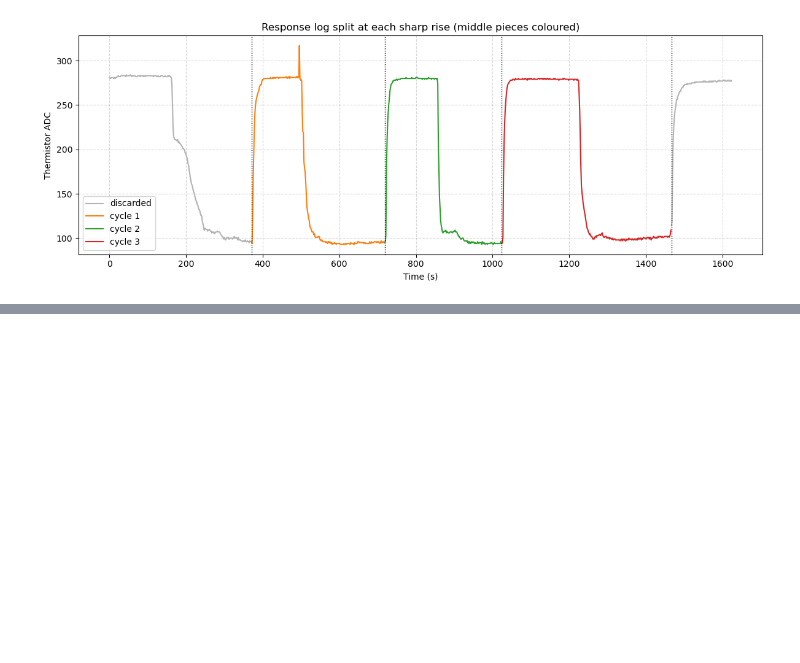
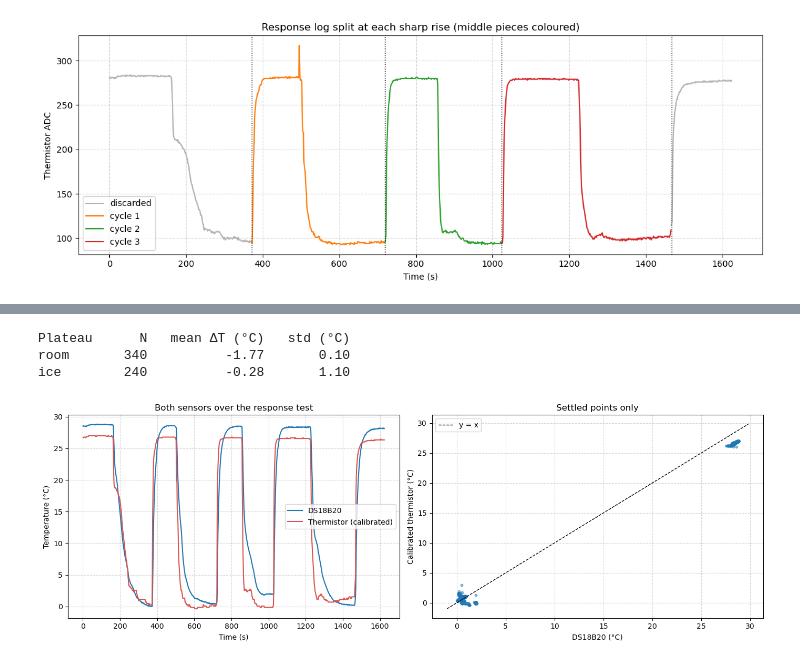
Before and after one commit to Kenura-R-Gunarathna/ph3039-lab-1, a Jupyter notebook: report/2nd_configuration_only/response.ipynb, the cells around one changed output, grey strips where cells are left out. Cells and saved outputs as stored; diff of their text form; code cells hidden in the pictures; blank space fills up the shorter version.

```diff
--- a/report/2nd_configuration_only/response.ipynb
+++ b/report/2nd_configuration_only/response.ipynb
@@ -240,0 +416,33 @@ plt.show()
+# %%
+d = raw_response_df.dropna(subset=['adc', 'temp_c']).copy()
+d['t_s'] = d['time_ms'] / 1000
+d['t_cal'] = adc_to_temp(d['adc'].rolling(5, center=True, min_periods=1).median())
+d['diff'] = d['t_cal'] - d['temp_c']
+
+# settled = ADC on a plateau AND the DS18B20 itself nearly flat (it lags, so check it separately)
+ds_rate = d['temp_c'].diff(10) / d['t_s'].diff(10)
+warm = (d['adc'] > 270) & (ds_rate.abs() < 0.03)
+cold = (d['adc'] < 110) & (ds_rate.abs() < 0.03)
+
+print(f"{'Plateau':8s}{'N':>6s}{'mean ΔT (°C)':>15s}{'std (°C)':>11s}")
+for name, m in [("room", warm), ("ice", cold)]:
+    print(f"{name:8s}{m.sum():>6d}{d.loc[m, 'diff'].mean():>15.2f}{d.loc[m, 'diff'].std():>11.2f}")
+
+fig, (ax1, ax2) = plt.subplots(1, 2, figsize=(14, 4.8))
+ax1.plot(d['t_s'], d['temp_c'], color='#1f77b4', label='DS18B20')
+ax1.plot(d['t_s'], d['t_cal'], color='#d9534f', label='Thermistor (calibrated)')
+ax1.set_xlabel("Time (s)"); ax1.set_ylabel("Temperature (°C)")
+ax1.set_title("Both sensors over the response test"); ax1.legend(); ax1.grid(True, linestyle='--', alpha=0.5)
+
+s = warm | cold
+ax2.scatter(d.loc[s, 'temp_c'], d.loc[s, 't_cal'], s=10, alpha=0.5)
+lims = [d.loc[s, 'temp_c'].min() - 1, d.loc[s, 'temp_c'].max() + 1]
+ax2.plot(lims, lims, 'k--', lw=1, label='y = x')
+ax2.set_xlabel("DS18B20 (°C)"); ax2.set_ylabel("Calibrated thermistor (°C)")
+ax2.set_title("Settled points only"); ax2.legend(); ax2.grid(True, linestyle='--', alpha=0.5)
+plt.tight_layout(); plt.show()
+# %% [output]
+Plateau      N   mean ΔT (°C)   std (°C)
+room       340          -1.77       0.10
+ice        240          -0.28       1.10
+[figure, added]
```
Also changed, not shown: parts of 7 cells of this notebook.
